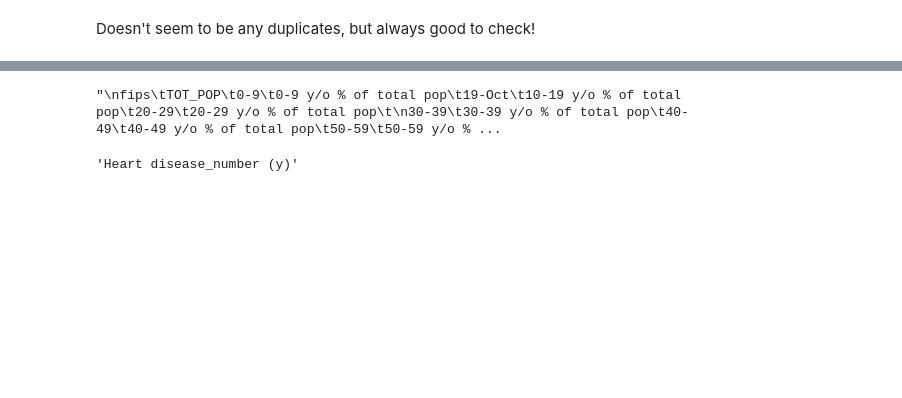
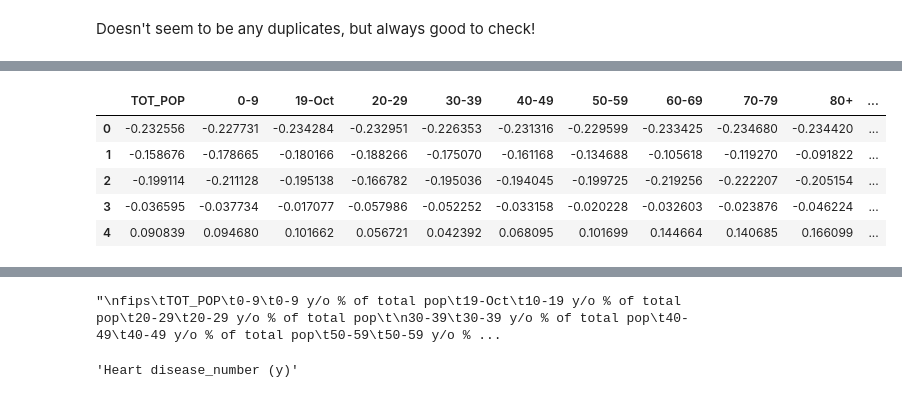
Before and after one commit to 4GeeksAcademy/Kransky_85_health_data, a Jupyter notebook: src/explore.ipynb, the cells around one changed output, grey strips where cells are left out. Drawn from its saved outputs; the diff is of its cells as text; code cells hidden in the pictures; blank space fills up the shorter version.

```diff
--- a/src/explore.ipynb
+++ b/src/explore.ipynb
@@ -72,13 +72,3 @@ print(f"Dimensions after dropping duplicates: {total_data.shape}")
 # %% [output]
 Dimensions before dropping duplicates: (3140, 108)
 Dimensions after dropping duplicates: (3140, 108)
-# %%
-columns_to_remove = ["0-9_y/o%_of_total_pop", "10-19_y/o_%_of_total_pop"]
-
-for column in columns_to_remove:
-    try:
-        total_data = total_data.drop(column, axis=1)
-    except:
-        print(f"Column {column} was already removed.")
-
-total_data.head(5)
@@ -94,2 +75,15 @@ Column 10-19_y/o_%_of_total_pop was already removed.
 # %% [markdown]
 Doesn't seem to be any duplicates, but always good to check!
+# %%
+from sklearn.preprocessing import StandardScaler
+
+data_types = total_data.dtypes
+numbered_columns = [c for c in list(data_types[data_types != "object"].index) if c != "Heart disease_number"]
+
+scaler = StandardScaler()
+norm_features = scaler.fit_transform(total_data[numbered_columns])
+
+# Creating a new scaled dataframe with the scaled numbered variables
+total_data_scaled = pd.DataFrame(norm_features, index = total_data.index, columns = numbered_columns)
+total_data_scaled["Heart disease_number"] = total_data["Heart disease_number"]
+total_data_scaled.head()
@@ -95,0 +97,26 @@ Doesn't seem to be any duplicates, but always good to check!
+# %%
+from sklearn.model_selection import train_test_split
+from sklearn.feature_selection import SelectKBest, f_regression
+
+X = total_data_scaled.drop(columns=["Heart disease_number"])
+y = total_data_scaled["Heart disease_number"]
+X_train, X_test, y_train, y_test = train_test_split(X, y, test_size = 0.2, random_state = 42)
+train_indices = list(X_train.index)
+test_indices = list(X_test.index)
+
+k = int(len(X_train.columns) * 0.3)
+selection_model = SelectKBest(score_func = f_regression, k = k)
+selection_model.fit(X_train, y_train)
+ix = selection_model.get_support()
+
+X_train_sel = pd.DataFrame(selection_model.transform(X_train), columns = X_train.columns.values[ix])
+X_test_sel = pd.DataFrame(selection_model.transform(X_test), columns = X_test.columns.values[ix])
+
+X_train_sel.head()
+# %% [output]
+|  | TOT_POP | 0-9 | 19-Oct | 20-29 | 30-39 | 40-49 | 50-59 | 60-69 | 70-79 | 80+ | ... |
+| 0 | -0.232556 | -0.227731 | -0.234284 | -0.232951 | -0.226353 | -0.231316 | -0.229599 | -0.233425 | -0.234680 | -0.234420 | ... |
+| 1 | -0.158676 | -0.178665 | -0.180166 | -0.188266 | -0.175070 | -0.161168 | -0.134688 | -0.105618 | -0.119270 | -0.091822 | ... |
+| 2 | -0.199114 | -0.211128 | -0.195138 | -0.166782 | -0.195036 | -0.194045 | -0.199725 | -0.219256 | -0.222207 | -0.205154 | ... |
+| 3 | -0.036595 | -0.037734 | -0.017077 | -0.057986 | -0.052252 | -0.033158 | -0.020228 | -0.032603 | -0.023876 | -0.046224 | ... |
+| 4 | 0.090839 | 0.094680 | 0.101662 | 0.056721 | 0.042392 | 0.068095 | 0.101699 | 0.144664 | 0.140685 | 0.166099 | ... |
```
Also changed, not shown: parts of 17 cells of this notebook, 2 other files.
